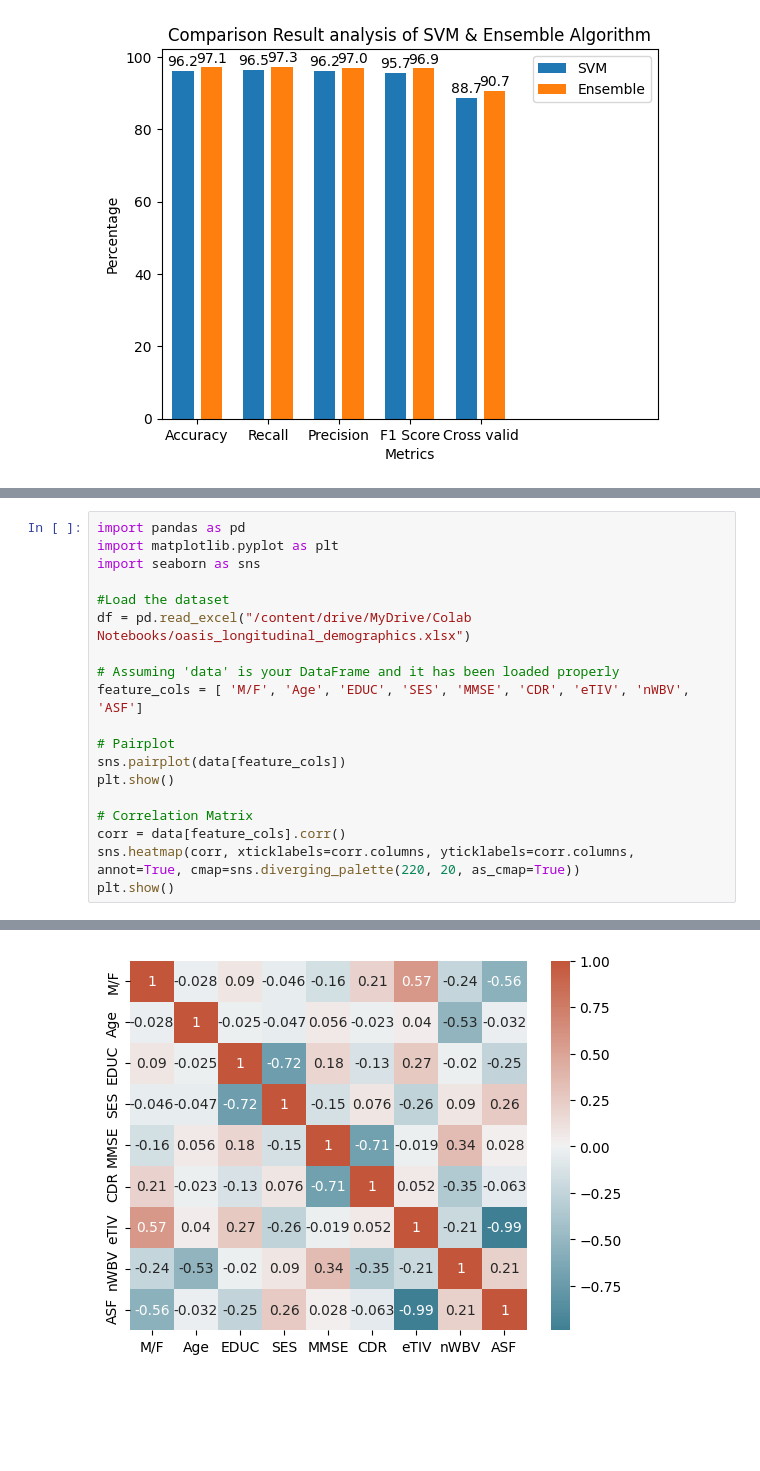
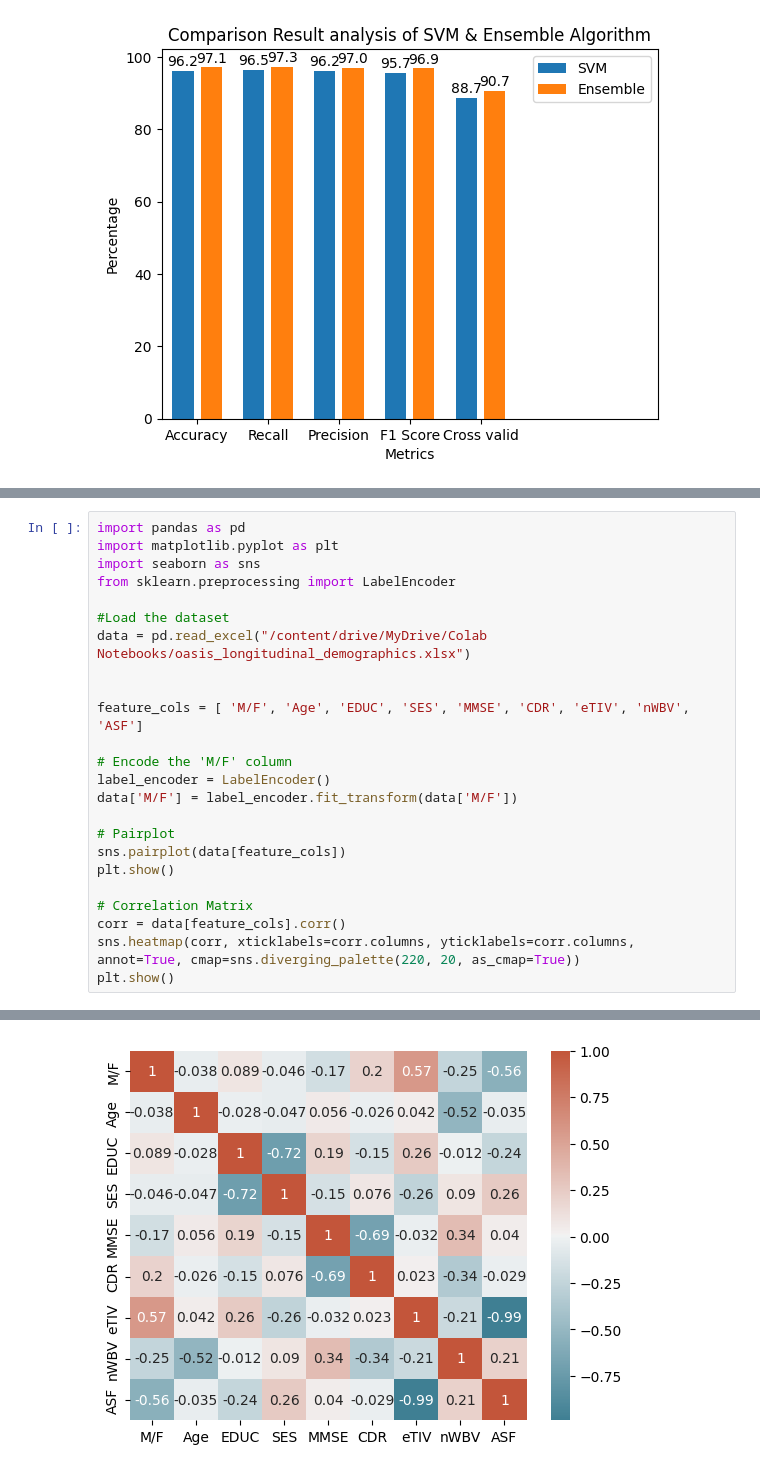
Before and after one commit to Nikhila1215/Dementia-Prediction-using-ML, a Jupyter notebook: Dementia_Prediction.ipynb, the cells around one changed output, grey strips where cells are left out. Drawn from its saved outputs; the diff is of its cells as text; blank space fills up the shorter version.

```diff
--- a/Dementia_Prediction.ipynb
+++ b/Dementia_Prediction.ipynb
@@ -954,12 +957,17 @@ plt.show()
 import pandas as pd
 import matplotlib.pyplot as plt
 import seaborn as sns
+from sklearn.preprocessing import LabelEncoder
 
 #Load the dataset
-df = pd.read_excel("/content/drive/MyDrive/Colab Notebooks/oasis_longitudinal_demographics.xlsx")
+data = pd.read_excel("/content/drive/MyDrive/Colab Notebooks/oasis_longitudinal_demographics.xlsx")
 
-# Assuming 'data' is your DataFrame and it has been loaded properly
+
 feature_cols = [ 'M/F', 'Age', 'EDUC', 'SES', 'MMSE', 'CDR', 'eTIV', 'nWBV', 'ASF']
+
+# Encode the 'M/F' column
+label_encoder = LabelEncoder()
+data['M/F'] = label_encoder.fit_transform(data['M/F'])
 
 # Pairplot
 sns.pairplot(data[feature_cols])
@@ -974 +982 @@ plt.show()
-[figure, old version]
+[figure, new version]
```
Also changed, not shown: parts of 3 cells of this notebook.
